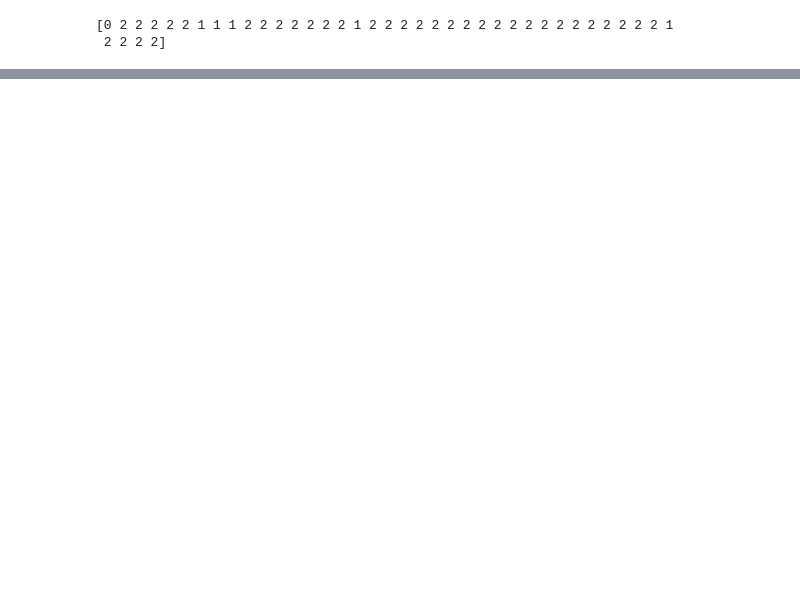
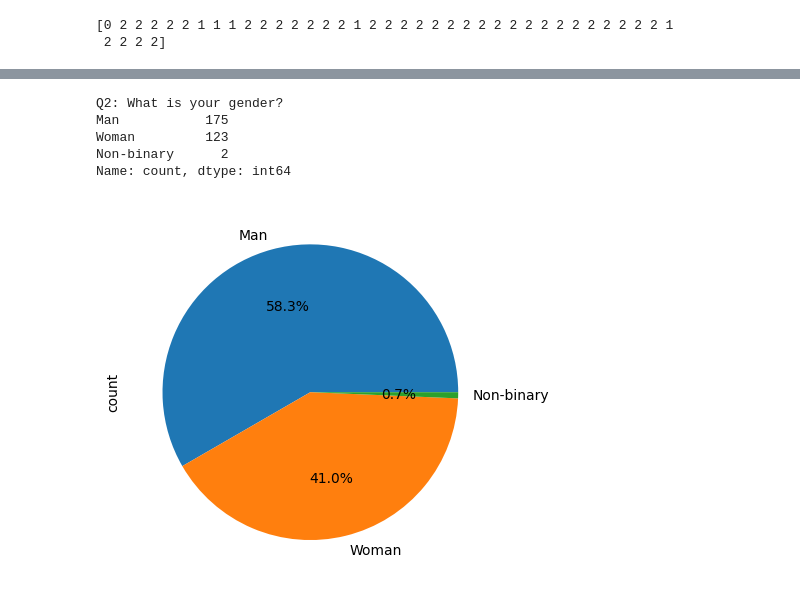
Before and after one commit to UGisBusy/RemoteEducationAnalysis, a Jupyter notebook: anal.ipynb, the cells around one changed output, grey strips where cells are left out. Cells and saved outputs as stored; diff of their text form; code cells hidden in the pictures; blank space fills up the shorter version.

```diff
--- a/anal.ipynb
+++ b/anal.ipynb
@@ -147,0 +134,11 @@ df["Q7"].value_counts().plot(kind="pie", autopct="%1.1f%%")
+# %%
+# pie chart
+df['Q2'].value_counts().plot(kind="pie", autopct="%1.1f%%")
+df['Q2'].rename('Q2: ' + questions_dict['Q2']).value_counts()
+# %% [output]
+Q2: What is your gender?
+Man           175
+Woman         123
+Non-binary      2
+Name: count, dtype: int64
+[figure, added]
```
Also changed, not shown: parts of 26 cells of this notebook, 4 other files.
